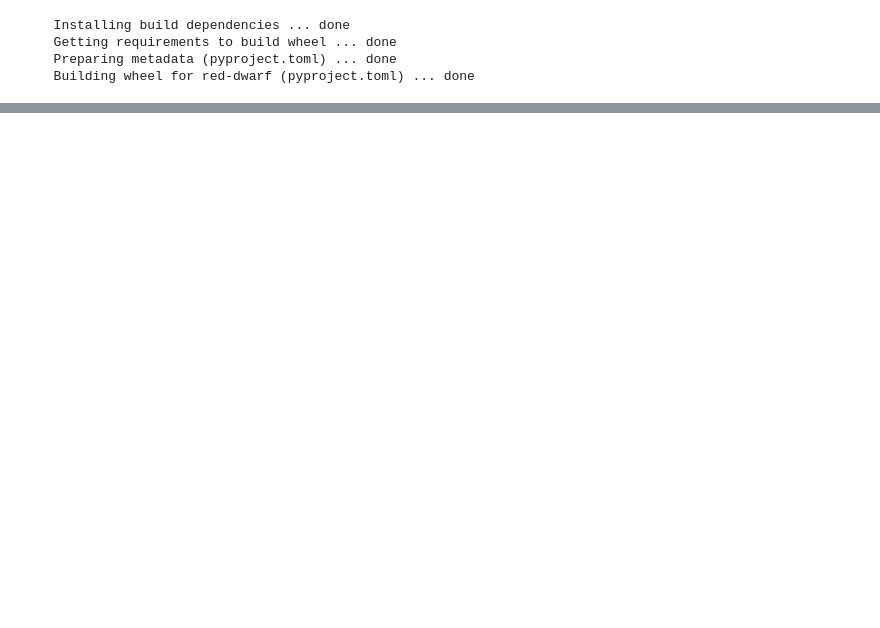
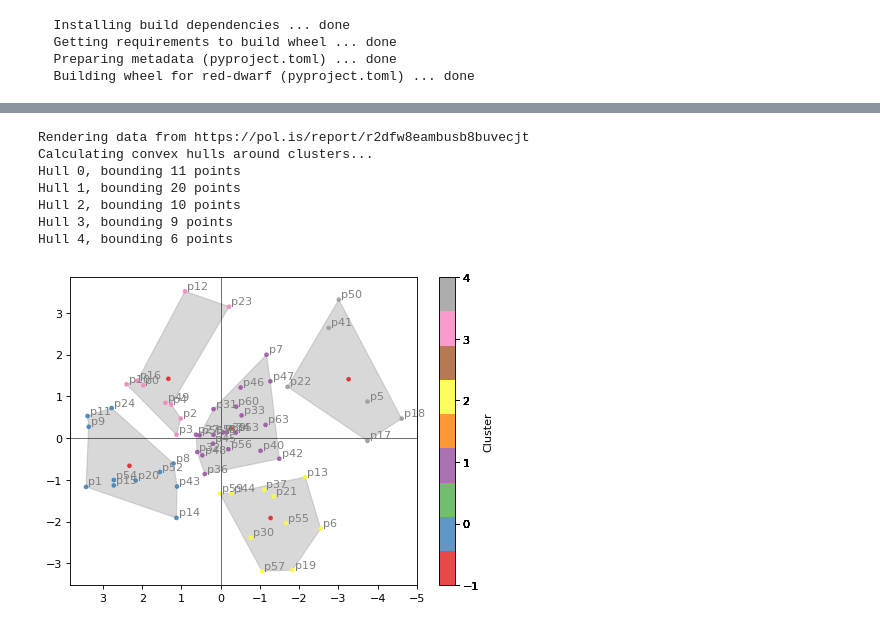
Before and after one commit to takeruhukushima/red-dwarf, a Jupyter notebook: docs/notebooks/polis-implementation-demo.ipynb, the cells around one changed output, grey strips where cells are left out. Drawn from its saved outputs; the diff is of its cells as text; code cells hidden in the pictures; blank space fills up the shorter version.

Commit message:
Updated polis implementation to show it working well.

```diff
--- a/docs/notebooks/polis-implementation-demo.ipynb
+++ b/docs/notebooks/polis-implementation-demo.ipynb
@@ -93,0 +74,19 @@ Hull 2, bounding 8 points
+# %%
+# Now with those guessed cluster centers seeded, we'll run the whole calculation from raw vote data.
+result = run_clustering(
+    votes=votes,
+    mod_out_statement_ids=mod_out_statement_ids,
+    # If clustering is getting ready to find a new k, more need to uncomment
+    # this to properly reproduce Polis visualization.
+    #
+    # force_group_count=len(init_cluster_center_guesses),
+    init_centers=init_cluster_center_guesses,
+    # Polis has some edge-cases logic that keeps arbitrary [early] participants in
+    # the clustering algorithm for reasons that are hard to reproduce, so we
+    # borrow these.
+    # See: https://github.com/compdemocracy/polis/pull/1893#issuecomment-2654666421
+    keep_participant_ids=math_data["in-conv"],
+)
+
+print(result.projected_participants.head(5))
+print(result.projected_statements.head(5))
@@ -93,0 +108,31 @@ Hull 2, bounding 8 points
+# %%
+from reddwarf.data_presenter import generate_figure
+
+cluster_labels = result.projected_participants["cluster_id"].values
+
+# Add the init center guesses to the bottom of the coord stack. Internally, they
+# will be give a fake "-1" colored label that won't be used to draw clusters.
+# This is for illustration purpose to see the centroid guesses.
+coord_data = np.vstack([
+    result.projected_participants.loc[:, ["x", "y"]].values,
+    init_cluster_center_guesses,
+])
+print(f"Rendering data from https://pol.is/report/{REPORT_ID}")
+generate_figure(
+    coord_data=coord_data,
+    coord_labels=[f"p{pid}" for pid in result.projected_participants.index],
+    cluster_labels=cluster_labels,
+    # Always needs flipping to look like Polis interface.
+    flip_x=True,
+    # Sometimes needs flipping to look like Polis interface.
+    # flip_y=True,
+)
+# %% [output]
+Rendering data from https://pol.is/report/r2dfw8eambusb8buvecjt
+Calculating convex hulls around clusters...
+Hull 0, bounding 11 points
+Hull 1, bounding 20 points
+Hull 2, bounding 10 points
+Hull 3, bounding 9 points
+Hull 4, bounding 6 points
+[figure, added]
```
Also changed, not shown: parts of 4 cells of this notebook.
